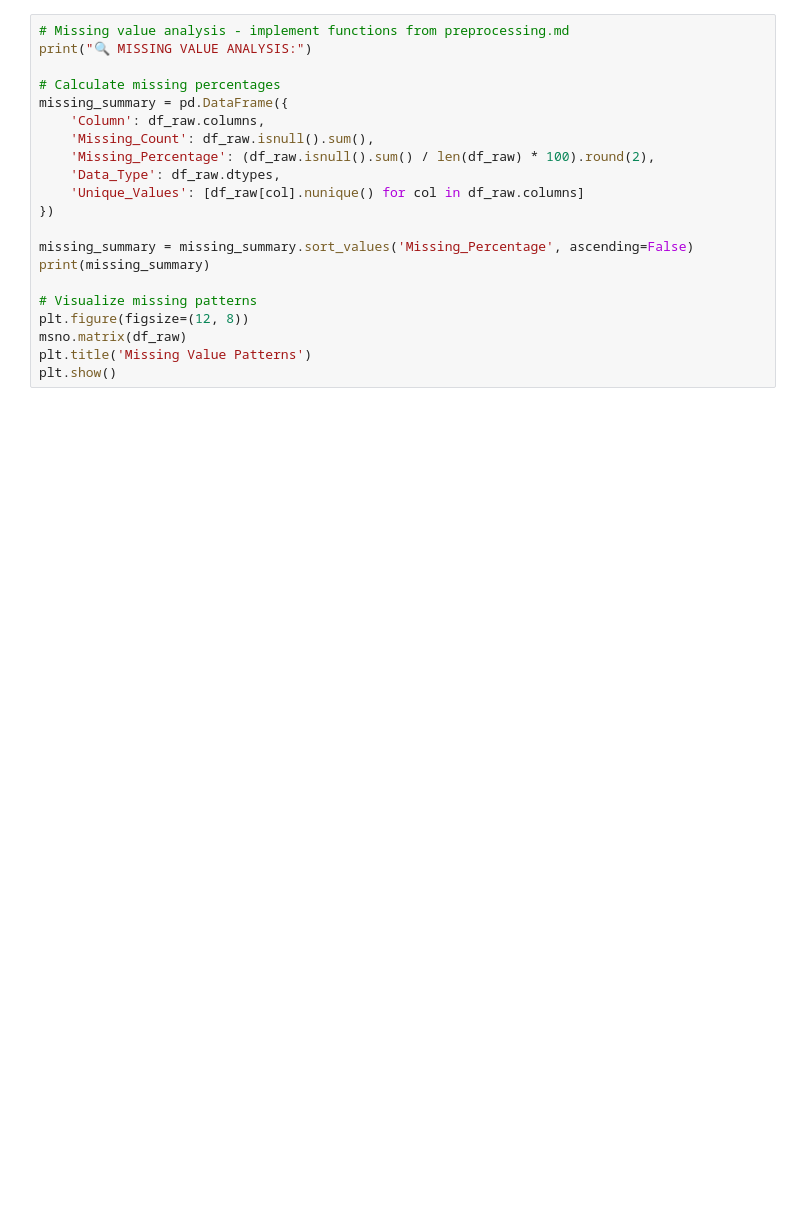
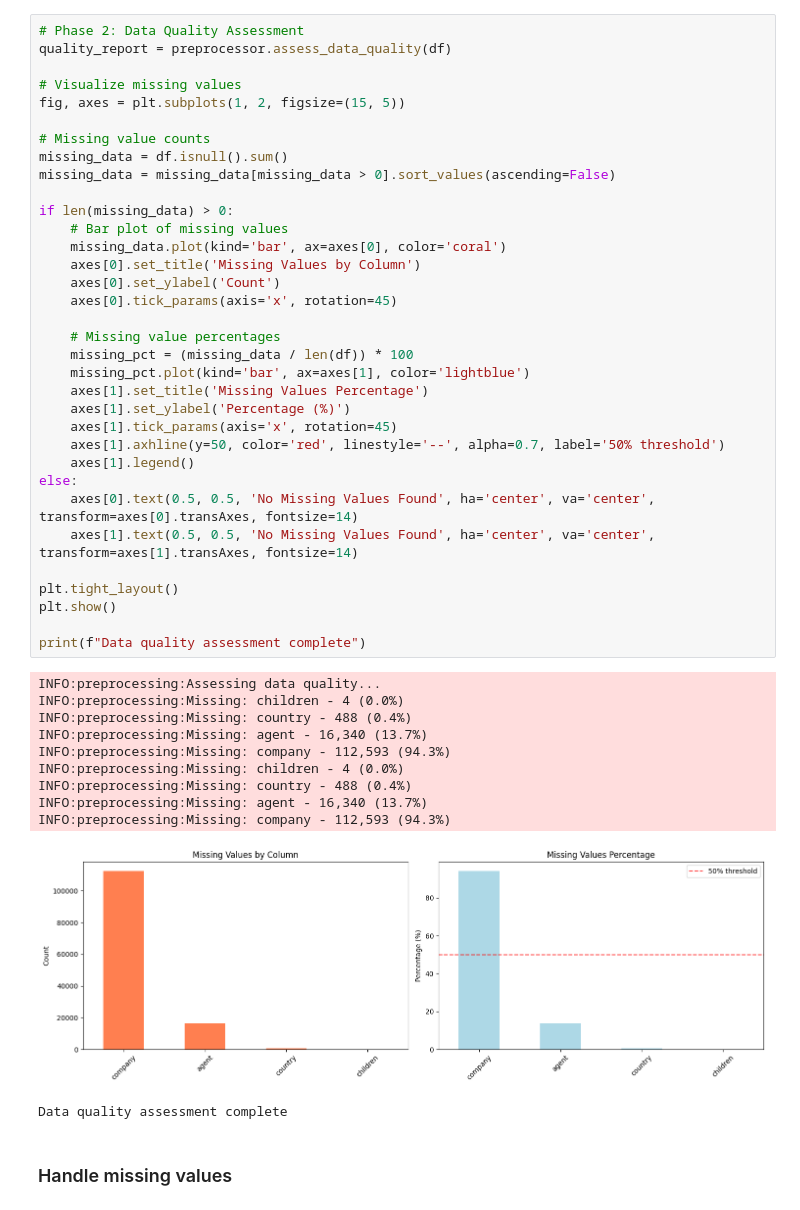
Before and after one commit to j2damax/hotel-cancellation-prediction, a Jupyter notebook: notebooks/02_preprocessing_analysis.ipynb, the cells around one changed output. Drawn from its saved outputs; the diff is of its cells as text; blank space fills up the shorter version.

```diff
--- a/notebooks/02_preprocessing_analysis.ipynb
+++ b/notebooks/02_preprocessing_analysis.ipynb
@@ -86,22 +79,49 @@ Comprehensive analysis of missing value patterns and impact assessment.
 # %%
-# Missing value analysis - implement functions from preprocessing.md
-print("🔍 MISSING VALUE ANALYSIS:")
+# Phase 2: Data Quality Assessment
+quality_report = preprocessor.assess_data_quality(df)
 
-# Calculate missing percentages
-missing_summary = pd.DataFrame({
-    'Column': df_raw.columns,
-    'Missing_Count': df_raw.isnull().sum(),
-    'Missing_Percentage': (df_raw.isnull().sum() / len(df_raw) * 100).round(2),
-    'Data_Type': df_raw.dtypes,
-    'Unique_Values': [df_raw[col].nunique() for col in df_raw.columns]
-})
+# Visualize missing values
+fig, axes = plt.subplots(1, 2, figsize=(15, 5))
 
-missing_summary = missing_summary.sort_values('Missing_Percentage', ascending=False)
-print(missing_summary)
+# Missing value counts
+missing_data = df.isnull().sum()
+missing_data = missing_data[missing_data > 0].sort_values(ascending=False)
 
-# Visualize missing patterns
-plt.figure(figsize=(12, 8))
-msno.matrix(df_raw)
-plt.title('Missing Value Patterns')
+if len(missing_data) > 0:
+    # Bar plot of missing values
+    missing_data.plot(kind='bar', ax=axes[0], color='coral')
+    axes[0].set_title('Missing Values by Column')
+    axes[0].set_ylabel('Count')
+    axes[0].tick_params(axis='x', rotation=45)
+
+    # Missing value percentages
+    missing_pct = (missing_data / len(df)) * 100
+    missing_pct.plot(kind='bar', ax=axes[1], color='lightblue')
+    axes[1].set_title('Missing Values Percentage')
+    axes[1].set_ylabel('Percentage (%)')
+    axes[1].tick_params(axis='x', rotation=45)
+    axes[1].axhline(y=50, color='red', linestyle='--', alpha=0.7, label='50% threshold')
+    axes[1].legend()
+else:
+    axes[0].text(0.5, 0.5, 'No Missing Values Found', ha='center', va='center', transform=axes[0].transAxes, fontsize=14)
+    axes[1].text(0.5, 0.5, 'No Missing Values Found', ha='center', va='center', transform=axes[1].transAxes, fontsize=14)
+
+plt.tight_layout()
 plt.show()
+
+print(f"Data quality assessment complete")
+# %% [output]
+INFO:preprocessing:Assessing data quality...
+INFO:preprocessing:Missing: children - 4 (0.0%)
+INFO:preprocessing:Missing: country - 488 (0.4%)
+INFO:preprocessing:Missing: agent - 16,340 (13.7%)
+INFO:preprocessing:Missing: company - 112,593 (94.3%)
+INFO:preprocessing:Missing: children - 4 (0.0%)
+INFO:preprocessing:Missing: country - 488 (0.4%)
+INFO:preprocessing:Missing: agent - 16,340 (13.7%)
+INFO:preprocessing:Missing: company - 112,593 (94.3%)
+[figure, added]
+Data quality assessment complete
+# %% [markdown]
+### Handle missing values
 # %% [markdown]
```
Also changed, not shown: parts of 16 cells of this notebook, 6 other files.
